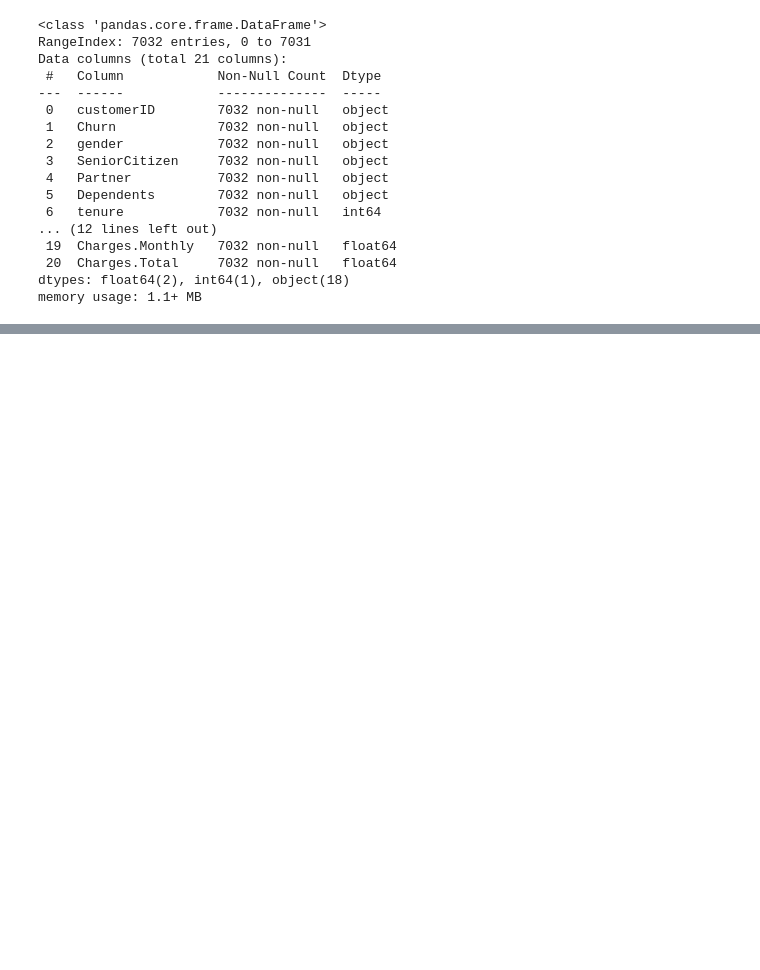
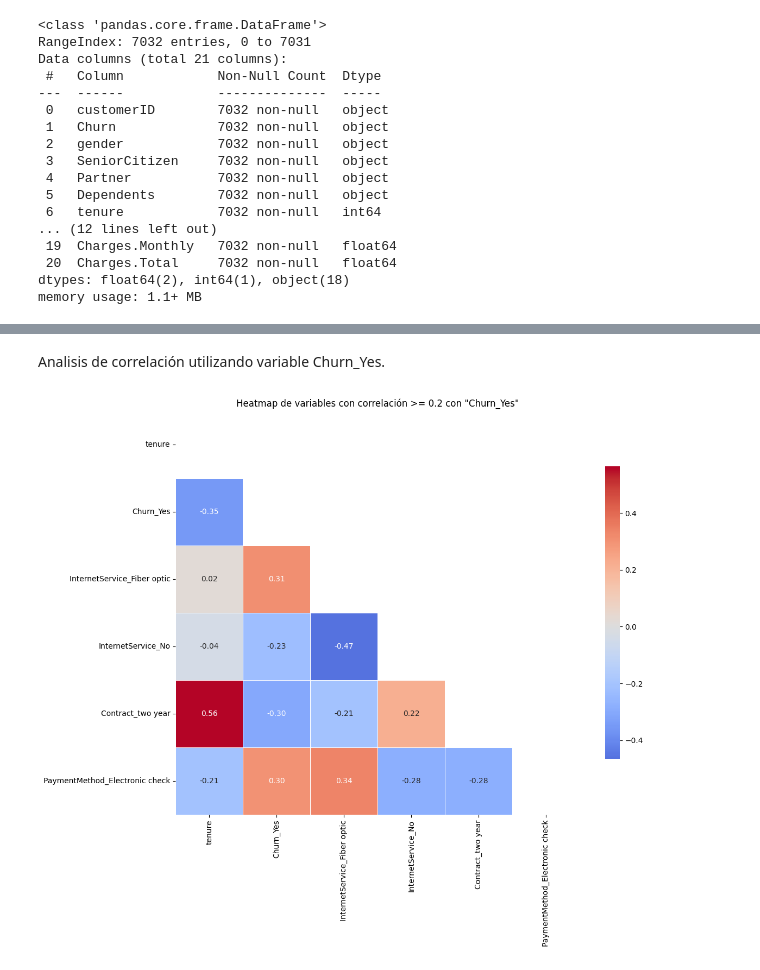
Before and after one commit to Malcuthrad/Challenge-TelecomX-Part-2, a Jupyter notebook: Telecom_X_Parte_2.ipynb, the cells around one changed output, grey strips where cells are left out. Saved outputs shown, nothing was run; the diff lists cells and outputs as text; code cells hidden in the pictures; blank space fills up the shorter version.

```diff
--- a/Telecom_X_Parte_2.ipynb
+++ b/Telecom_X_Parte_2.ipynb
@@ -31,3 +58,7 @@ Data columns (total 21 columns):
  20  Charges.Total     7032 non-null   float64
 dtypes: float64(2), int64(1), object(18)
 memory usage: 1.1+ MB
+# %%
+columna_convertida = ['SeniorCitizen']
+datos[columna_convertida] = datos[columna_convertida].replace({'Yes' : 1, 'No': 0})
+datos.sample(4)
@@ -33,0 +226,40 @@ memory usage: 1.1+ MB
+# %% [markdown]
+Analisis de correlación utilizando variable Churn_Yes.
+# %%
+# Definimos la variable objetivo
+target_var = 'Churn_Yes'
+
+# Definimos umbral mínimo de correlación absoluta para selección
+umbral = 0.2
+
+# Filtramos variables que tengan correlación absoluta >= umbral con la variable objetivo
+# Esto crea una lista con las variables relevantes
+variables_relevantes = corr.index[abs(corr[target_var]) >= umbral].tolist()
+
+# Aseguramos que la variable objetivo esté en la lista (si no está, se añade)
+if target_var not in variables_relevantes:
+    variables_relevantes.append(target_var)
+
+# Creamos matriz de correlación solo con las variables seleccionadas
+corr_filtrada = corr.loc[variables_relevantes, variables_relevantes]
+
+# Generamos una máscara para ocultar el triángulo superior de la matriz (incluida la diagonal)
+mascara = np.triu(np.ones_like(corr_filtrada, dtype=bool))
+
+# Graficamos el heatmap con la máscara aplicada para mejorar su visualización
+plt.figure(figsize=(12,10))
+sns.heatmap(
+    corr_filtrada,
+    annot=True,
+    fmt=".2f",
+    cmap='coolwarm',
+    center=0,
+    square=True,
+    linewidths=0.5,
+    cbar_kws={"shrink": 0.7},
+    mask=mascara
+)
+plt.title(f'Heatmap de variables con correlación >= {umbral} con "{target_var}"')
+plt.show()
+# %% [output]
+[figure, added]
```
Also changed, not shown: parts of 51 cells of this notebook.
